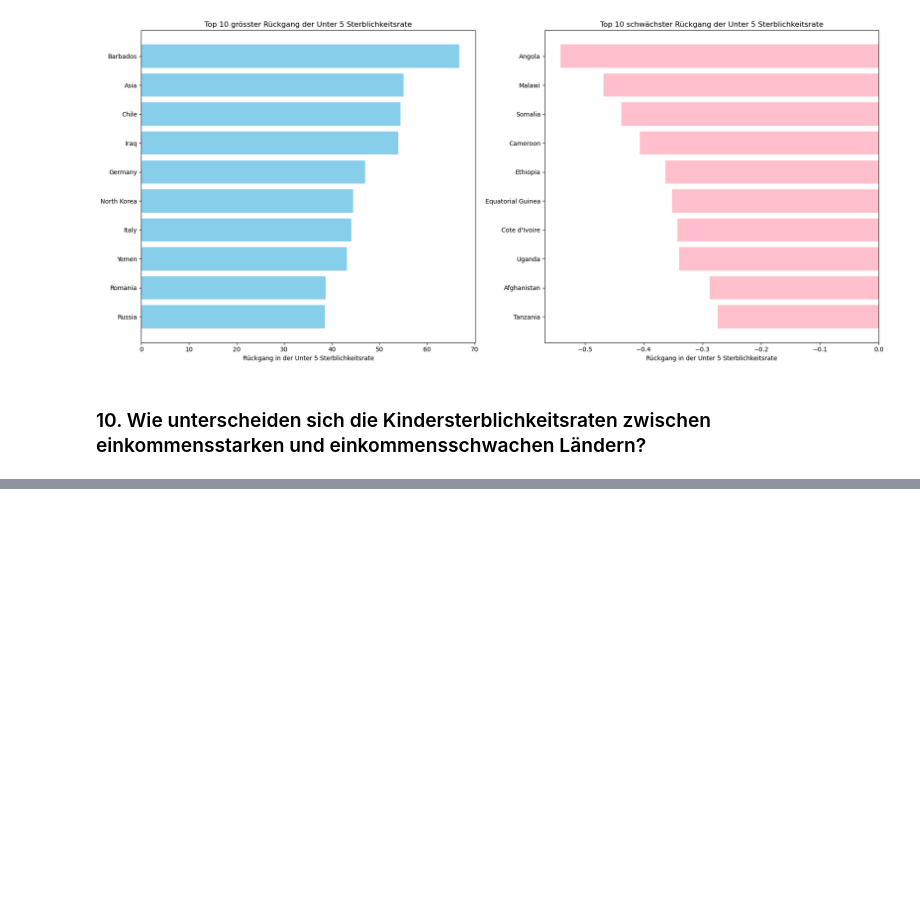
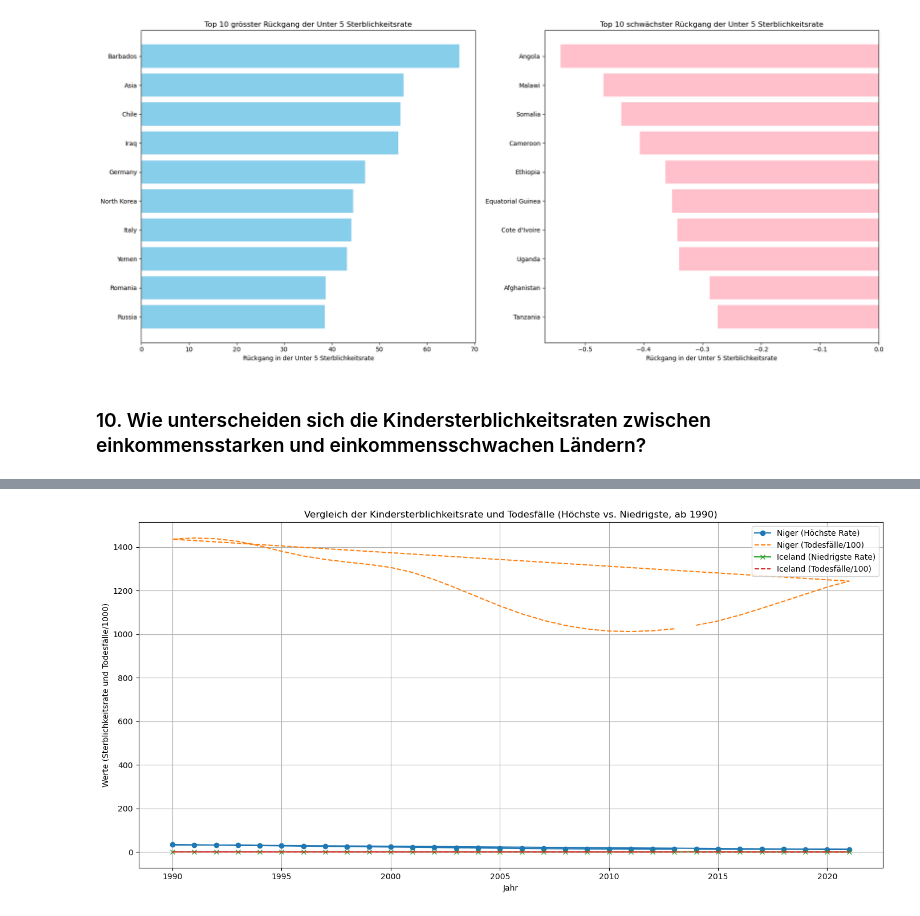
Before and after one commit to melisadedukic/MeliAjna, a Jupyter notebook: LN Python Melisa_Ajna.ipynb, the cells around one changed output, grey strips where cells are left out. Drawn from its saved outputs; the diff is of its cells as text; code cells hidden in the pictures; blank space fills up the shorter version.

```diff
--- a/LN Python Melisa_Ajna.ipynb
+++ b/LN Python Melisa_Ajna.ipynb
@@ -539,0 +617,51 @@ plt.show()
+# %%
+import pandas as pd
+import matplotlib.pyplot as plt
+
+# Dateien laden
+rate_data = pd.read_csv('child-mortality.csv')  # Datei 1: Kindersterblichkeitsrate
+death_data = pd.read_csv('child-deaths-igme-data.csv')  # Datei 2: Anzahl der Todesfälle
+
+# Spaltennamen anpassen (falls nötig)
+rate_data.rename(columns={'Entity': 'Gebiet', 'Year': 'Jahr', 'Under-five mortality rate': 'Sterblichkeitsrate'}, inplace=True)
+death_data.rename(columns={'Entity': 'Gebiet', 'Year': 'Jahr'}, inplace=True)
+
+# Dateien zusammenführen
+merged_data = rate_data.merge(death_data, on=['Gebiet', 'Jahr'], how='inner')
+
+# Daten ab 1990 filtern
+merged_data = merged_data[merged_data['Jahr'] >= 1990]
+
+# Durchschnittliche Sterblichkeitsrate pro Gebiet berechnen
+avg_rate_per_country = merged_data.groupby('Gebiet')['Sterblichkeitsrate'].mean()
+
+# Gebiet mit der höchsten und niedrigsten Rate
+highest_rate_country = avg_rate_per_country.idxmax()
+lowest_rate_country = avg_rate_per_country.idxmin()
+highest_rate = avg_rate_per_country.max()
+lowest_rate = avg_rate_per_country.min()
+
+# Daten für Visualisierung filtern
+highest_country_data = merged_data[merged_data['Gebiet'] == highest_rate_country]
+lowest_country_data = merged_data[merged_data['Gebiet'] == lowest_rate_country]
+
+# Visualisierung
+plt.figure(figsize=(14, 7))
+
+# Plot für das Land mit der höchsten Rate
+plt.plot(highest_country_data['Jahr'], highest_country_data['Sterblichkeitsrate'], marker='o', label=f'{highest_rate_country} (Höchste Rate)')
+plt.plot(highest_country_data['Jahr'], highest_country_data['Number of under-five deaths'] / 100, linestyle='--', label=f'{highest_rate_country} (Todesfälle/100)')
+
+# Plot für das Land mit der niedrigsten Rate
+plt.plot(lowest_country_data['Jahr'], lowest_country_data['Sterblichkeitsrate'], marker='x', label=f'{lowest_rate_country} (Niedrigste Rate)')
+plt.plot(lowest_country_data['Jahr'], lowest_country_data['Number of under-five deaths'] / 100, linestyle='--', label=f'{lowest_rate_country} (Todesfälle/100)')
+
+plt.title('Vergleich der Kindersterblichkeitsrate und Todesfälle (Höchste vs. Niedrigste, ab 1990)')
+plt.xlabel('Jahr')
+plt.ylabel('Werte (Sterblichkeitsrate und Todesfälle/1000)')
+plt.legend(loc='upper right')
+plt.grid(True)
+plt.tight_layout()
+plt.show()
+# %% [output]
+[figure, added]
```
Also changed, not shown: parts of 14 cells of this notebook.
